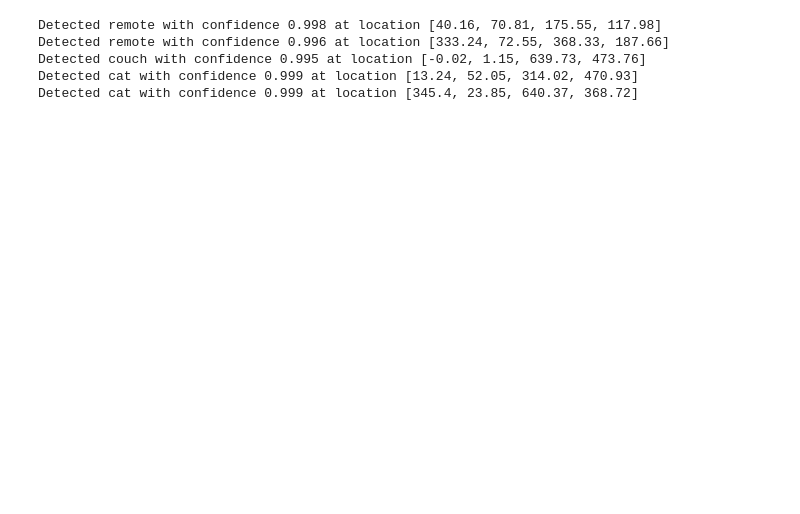
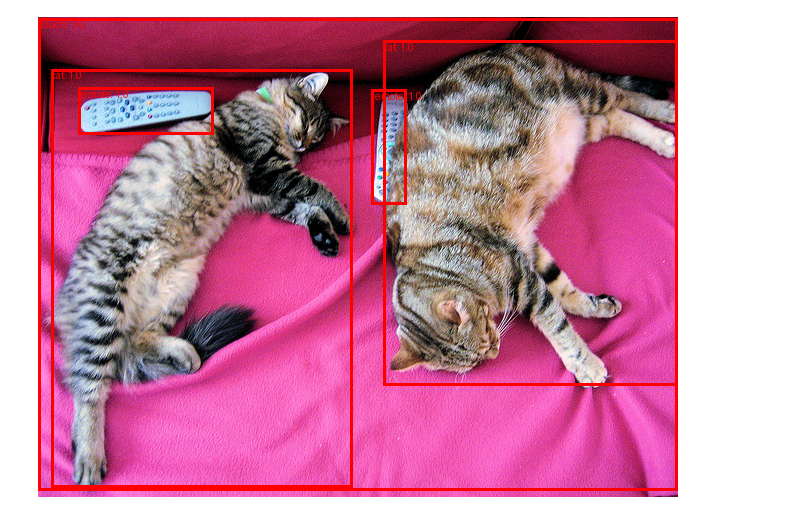
Before and after one commit to malcouffe/End-to-End-Object-Detection, a Jupyter notebook: detr-resnet-50.ipynb, the cells around one changed output. Cells and saved outputs as stored; diff of their text form; code cells hidden in the pictures; blank space fills up the shorter version.

Commit message:
Avec les boudings boxes

```diff
--- a/detr-resnet-50.ipynb
+++ b/detr-resnet-50.ipynb
@@ -1,33 +1,36 @@
 # %%
 from transformers import DetrImageProcessor, DetrForObjectDetection
 import torch
-from PIL import Image
+from PIL import Image, ImageDraw
 import requests
 
+# Load the image
 url = "http://images.cocodataset.org/val2017/000000039769.jpg"
 image = Image.open(requests.get(url, stream=True).raw)
 
-# you can specify the revision tag if you don't want the timm dependency
+# Load processor and model (without timm dependency)
 processor = DetrImageProcessor.from_pretrained("facebook/detr-resnet-50", revision="no_timm")
 model = DetrForObjectDetection.from_pretrained("facebook/detr-resnet-50", revision="no_timm")
 
+# Prepare inputs and get model outputs
 inputs = processor(images=image, return_tensors="pt")
 outputs = model(**inputs)
 
-# convert outputs (bounding boxes and class logits) to COCO API
-# let's only keep detections with score > 0.9
-target_sizes = torch.tensor([image.size[::-1]])
+# Process the outputs to get bounding boxes and labels with a threshold of 0.9
+target_sizes = torch.tensor([image.size[::-1]])  # image.size returns (width, height)
 results = processor.post_process_object_detection(outputs, target_sizes=target_sizes, threshold=0.9)[0]
 
+# Draw the bounding boxes on the image
+draw = ImageDraw.Draw(image)
+
 for score, label, box in zip(results["scores"], results["labels"], results["boxes"]):
-    box = [round(i, 2) for i in box.tolist()]
-    print(
-            f"Detected {model.config.id2label[label.item()]} with confidence "
-            f"{round(score.item(), 3)} at location {box}"
-    )
+    box = [round(i, 2) for i in box.tolist()]  # Get the bounding box coordinates
+    # Draw rectangle on the image
+    draw.rectangle(box, outline="red", width=3)
+    # Annotate the image with the detected label and score
+    draw.text((box[0], box[1]), f"{model.config.id2label[label.item()]}: {round(score.item(), 2)}", fill="red")
+
+# Display the image with bounding boxes
+image.show()
 # %% [output]
-Detected remote with confidence 0.998 at location [40.16, 70.81, 175.55, 117.98]
-Detected remote with confidence 0.996 at location [333.24, 72.55, 368.33, 187.66]
-Detected couch with confidence 0.995 at location [-0.02, 1.15, 639.73, 473.76]
-Detected cat with confidence 0.999 at location [13.24, 52.05, 314.02, 470.93]
-Detected cat with confidence 0.999 at location [345.4, 23.85, 640.37, 368.72]
+[figure, added]
```
